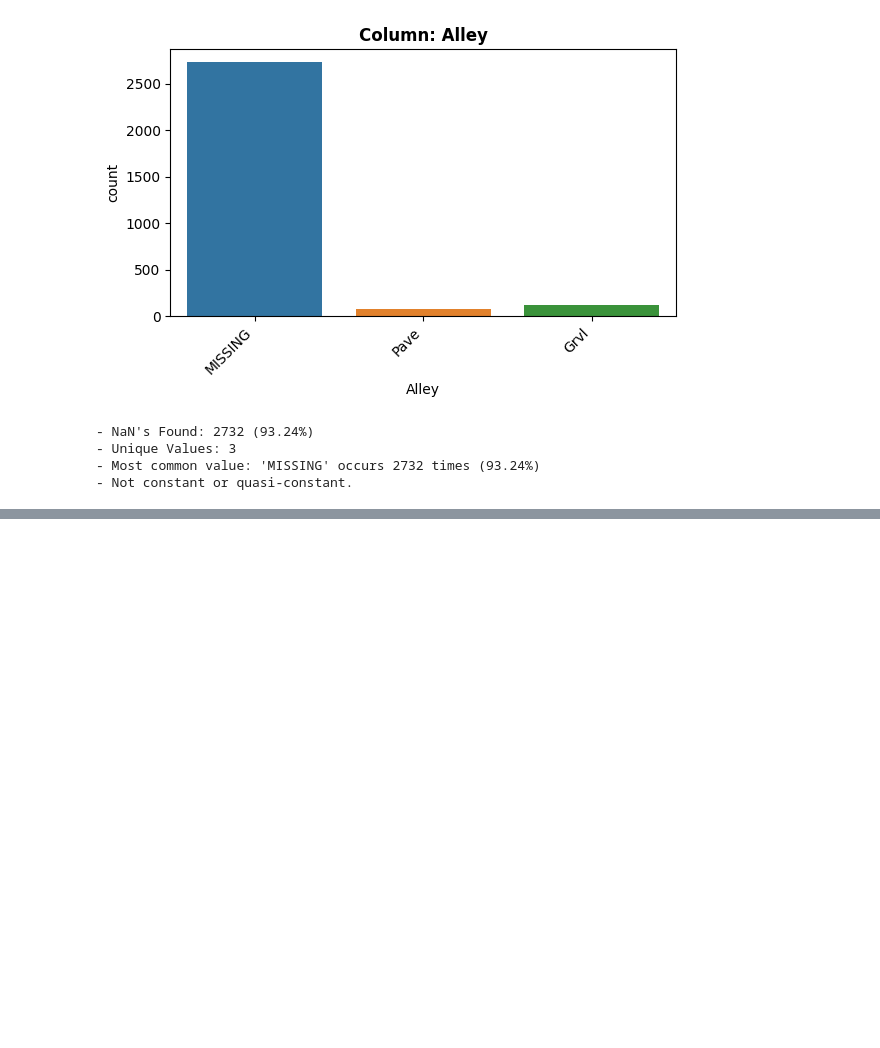
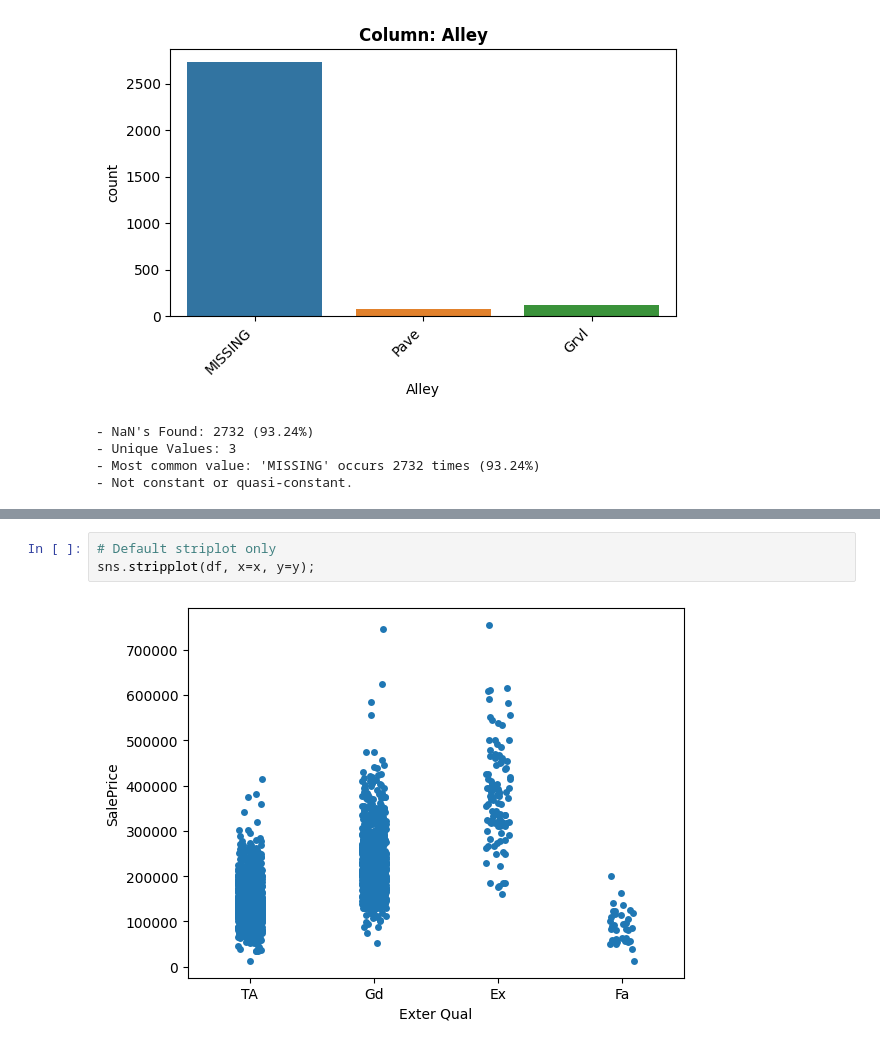
Before and after one commit to eckoecho/CodingDojo, a Jupyter notebook: EDA_Functions_Part_1.ipynb, the cells around one changed output, grey strips where cells are left out. Saved outputs shown, nothing was run; the diff lists cells and outputs as text; blank space fills up the shorter version.

```diff
--- a/EDA_Functions_Part_1.ipynb
+++ b/EDA_Functions_Part_1.ipynb
@@ -347,0 +361,5 @@ explore_categorical(df, "Alley");
+# %%
+# Default striplot only
+sns.stripplot(df, x=x, y=y);
+# %% [output]
+[figure, added]
```
Also changed, not shown: parts of 24 cells of this notebook.
